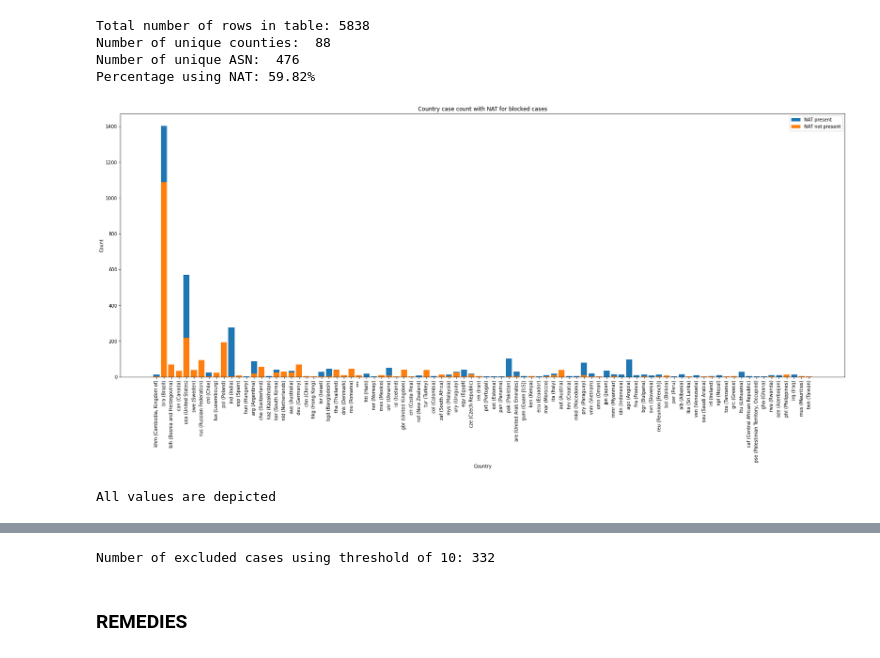
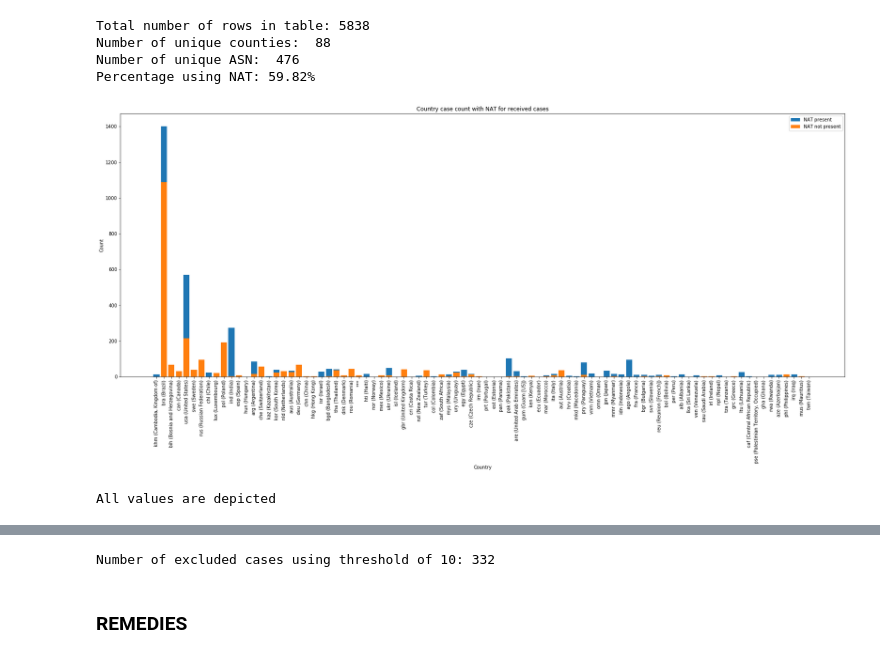
Before and after one commit to astamagg/econ_sec, a Jupyter notebook: Data analysis.ipynb, the cells around one changed output, grey strips where cells are left out. Cells and saved outputs as stored; diff of their text form; code cells hidden in the pictures.

```diff
--- a/Data analysis.ipynb
+++ b/Data analysis.ipynb
@@ -8,11 +12,10 @@ import matplotlib.pyplot as plt
 
 ### Cleaning
 # %%
-test_df = pd.read_csv("recent_tests.csv", sep=';')
+test_df = pd.read_csv("recent_tests.csv", sep=';', dtype={'Sesssion': 'str'})
 
 #Resetting types
-test_df.astype({'Session': 'str',
-                'Timestamp': 'str',
+test_df.astype({'Timestamp': 'str',
                 'Client IP Block': 'str',
                 'ASN': 'str',
                 'Country': 'str',
@@ -152,10 +226,10 @@ Number of unique counties:  88
 Number of unique ASN:  476
 Percentage using NAT: 59.82%
 # %%
-plot_stats(df_received, "Country", 'Country case count with NAT for blocked cases', 0, True)
-plot_stats(df_received, "ASN", 'ASN case count with NAT for blocked cases', 10, True)
+plot_stats(df_received, "Country", 'Country case count with NAT for received cases', 0, True)
+plot_stats(df_received, "ASN", 'ASN case count with NAT for received cases', 10, True)
 # %% [output]
-[figure, old version]
+[figure, new version]
 All values are depicted
 [figure]
 Number of excluded cases using threshold of 10: 332
```
Also changed, not shown: parts of 7 cells of this notebook.
